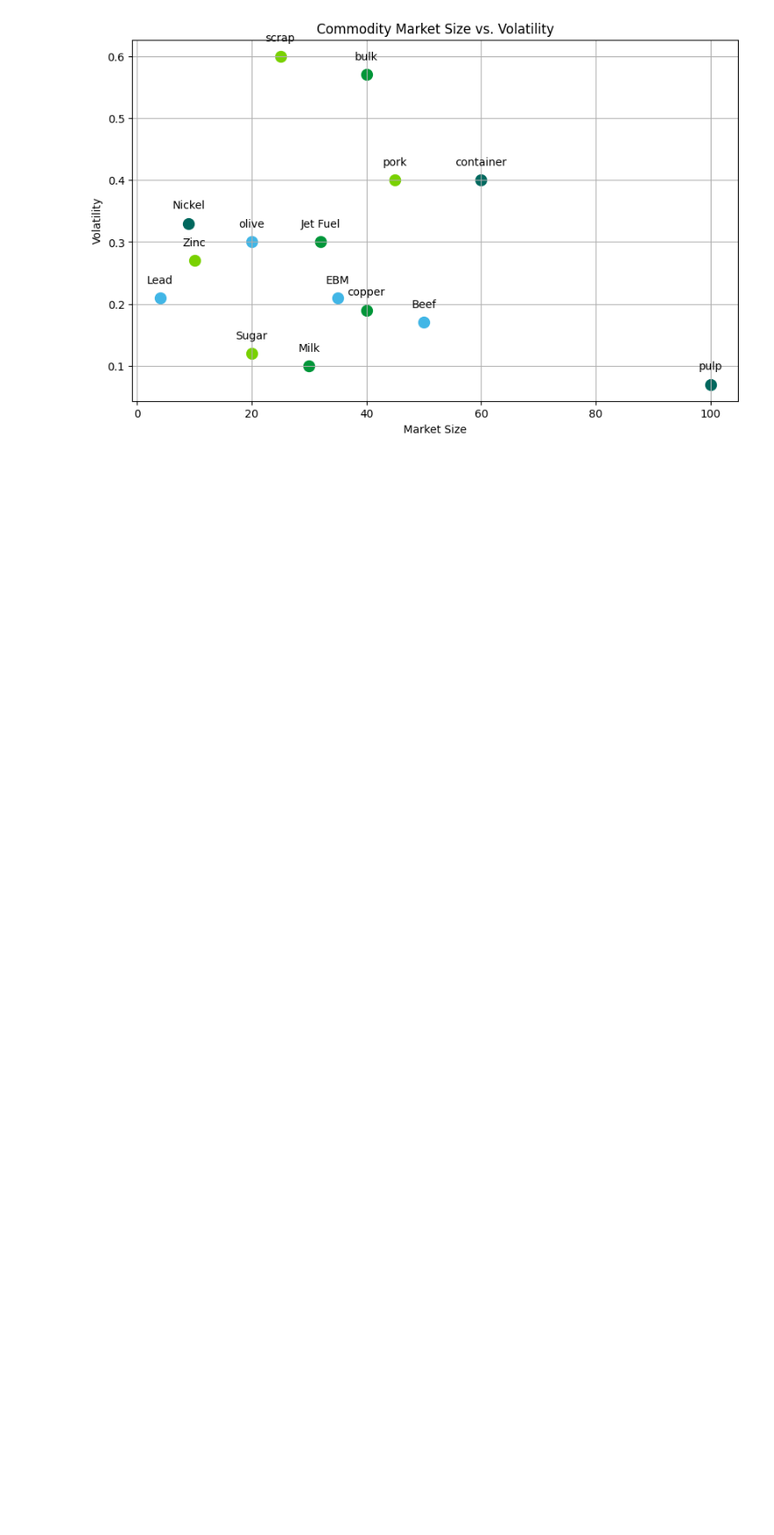
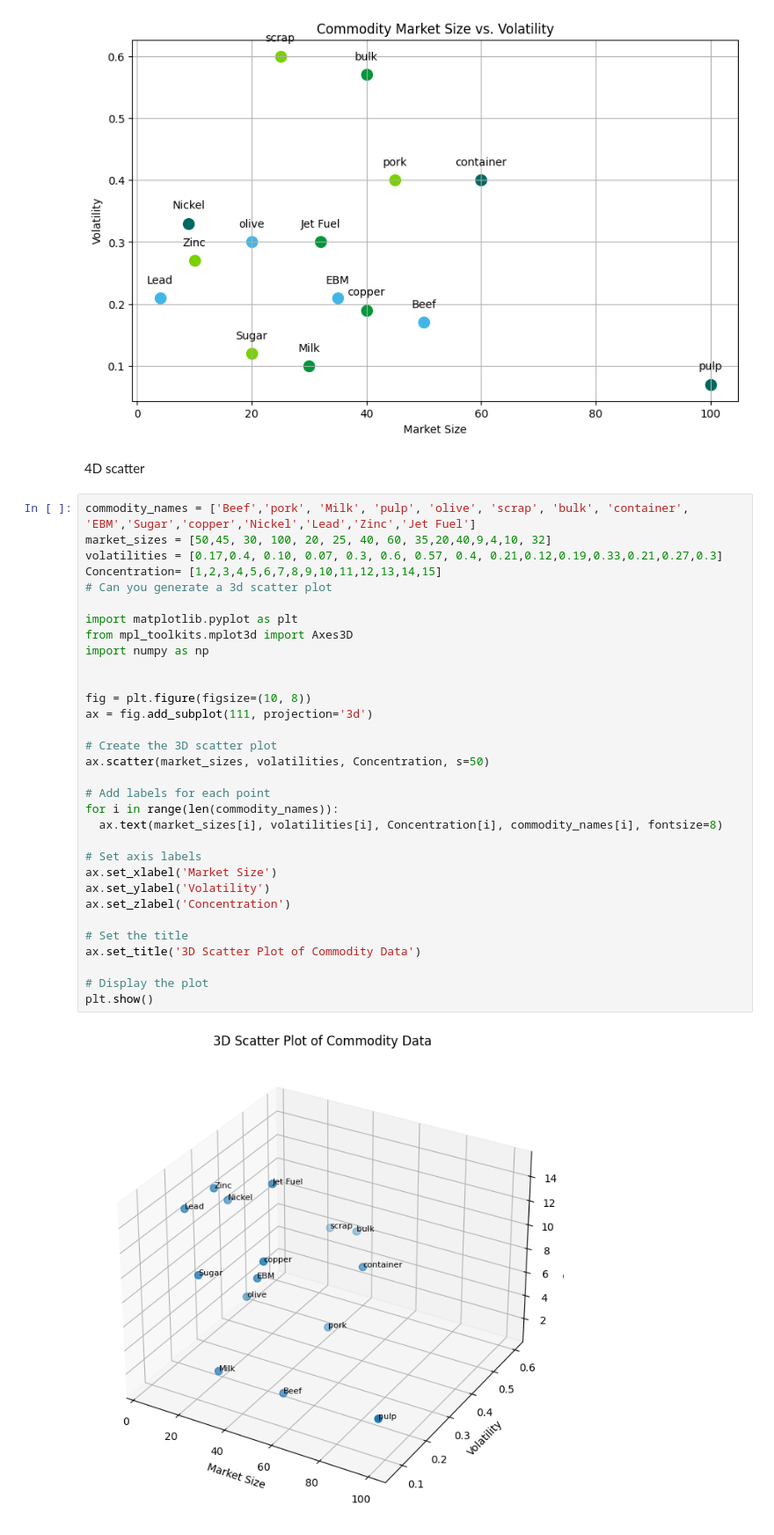
Before and after one commit to stpnwolf-hub/dark-trador, a Jupyter notebook: commo_expansion.ipynb, the cells around one changed output. Shown: that part at 88% size. Saved outputs shown, nothing was run; the diff lists cells and outputs as text; blank space fills up the shorter version.

```diff
--- a/commo_expansion.ipynb
+++ b/commo_expansion.ipynb
@@ -466,3 +466,39 @@ plt.grid(True)
 plt.show()
 # %% [output]
 [figure]
+# %% [markdown]
+4D scatter
+# %%
+commodity_names = ['Beef','pork', 'Milk', 'pulp', 'olive', 'scrap', 'bulk', 'container', 'EBM','Sugar','copper','Nickel','Lead','Zinc','Jet Fuel']
+market_sizes = [50,45, 30, 100, 20, 25, 40, 60, 35,20,40,9,4,10, 32]
+volatilities = [0.17,0.4, 0.10, 0.07, 0.3, 0.6, 0.57, 0.4, 0.21,0.12,0.19,0.33,0.21,0.27,0.3]
+Concentration= [1,2,3,4,5,6,7,8,9,10,11,12,13,14,15]
+# Can you generate a 3d scatter plot
+
+import matplotlib.pyplot as plt
+from mpl_toolkits.mplot3d import Axes3D
+import numpy as np
+
+
+fig = plt.figure(figsize=(10, 8))
+ax = fig.add_subplot(111, projection='3d')
+
+# Create the 3D scatter plot
+ax.scatter(market_sizes, volatilities, Concentration, s=50)
+
+# Add labels for each point
+for i in range(len(commodity_names)):
+  ax.text(market_sizes[i], volatilities[i], Concentration[i], commodity_names[i], fontsize=8)
+
+# Set axis labels
+ax.set_xlabel('Market Size')
+ax.set_ylabel('Volatility')
+ax.set_zlabel('Concentration')
+
+# Set the title
+ax.set_title('3D Scatter Plot of Commodity Data')
+
+# Display the plot
+plt.show()
+# %% [output]
+[figure, added]
```
